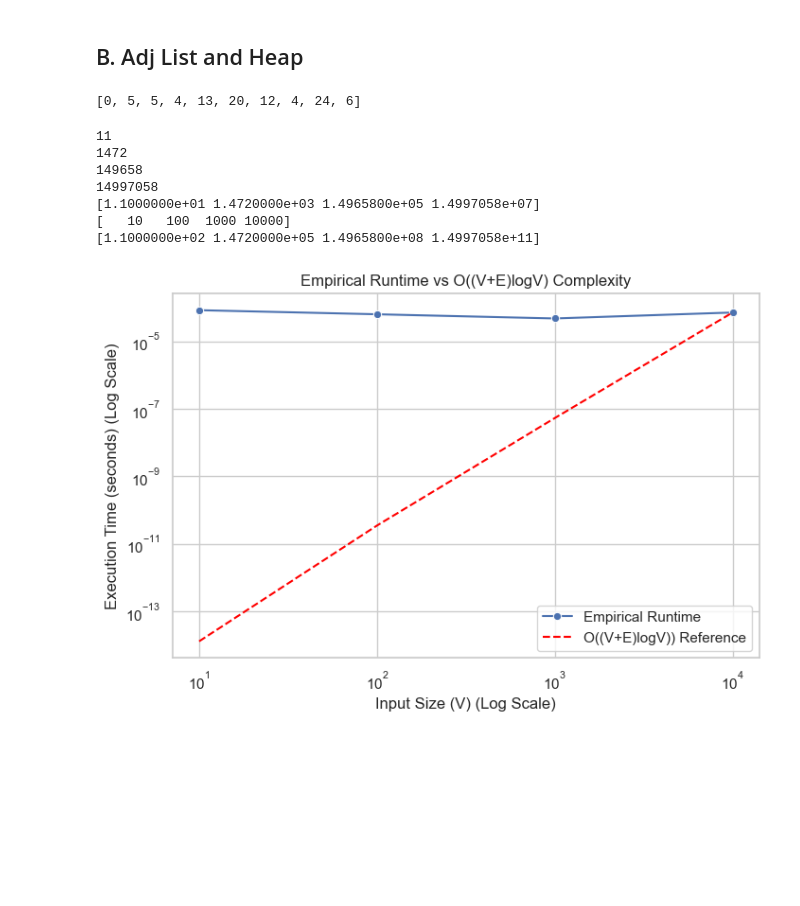
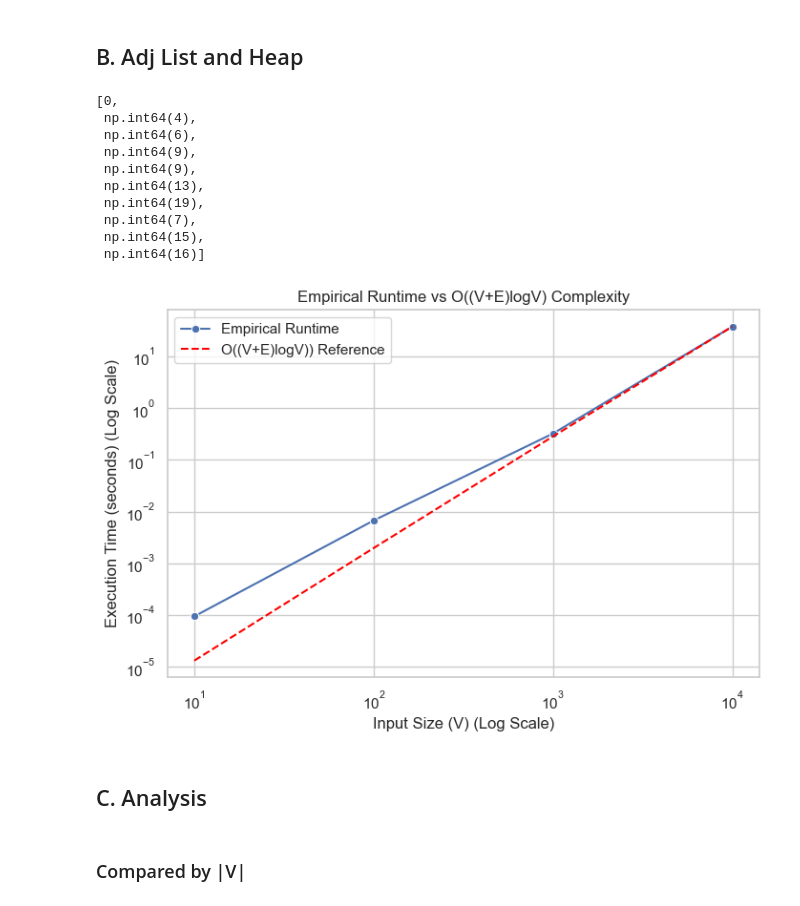
Before and after one commit to autoastt/SC2001-Algo-Labs, a Jupyter notebook: Lab2/Lab2.ipynb, the cells around one changed output. Drawn from its saved outputs; the diff is of its cells as text; code cells hidden in the pictures; blank space fills up the shorter version.

Commit message:
lab2 analysis

```diff
--- a/Lab2/Lab2.ipynb
+++ b/Lab2/Lab2.ipynb
@@ -154,7 +142,7 @@ def adj_matrix_to_list(adj_matrix):
 # %%
 import heapq
 
-def djikstra_1b(adj_list, source):
+def dijkstra_1b(adj_list, source):
     pq = []
     heapq.heapify(pq)
     heapq.heappush(pq, (0, source))
@@ -168,62 +156,64 @@ def djikstra_1b(adj_list, source):
                 distances[neighbour] = distance + weight
                 heapq.heappush(pq, (distances[neighbour], neighbour))
     return distances
-
-adj_list = adj_matrix_to_list(to_adj_matrix(graph[0]))
-
-djikstra_1b(adj_list, source)
-# %% [output]
-[0, 5, 5, 4, 13, 20, 12, 4, 24, 6]
+# %%
+dijkstra_1b(adj_matrix_to_list(to_adj_matrix(graph)), 0)
+# %% [output]
+[0,
+ np.int64(4),
+ np.int64(6),
+ np.int64(9),
+ np.int64(9),
+ np.int64(13),
+ np.int64(19),
+ np.int64(7),
+ np.int64(15),
+ np.int64(16)]
+# %%
+# Theoretical time complexity is O((V+E)logV). Every heap operation is O(logV), so applying it for every vertice V and its associated edges E
+# resulting in a total of O((V+E)logV))
+# empirical time complexity is as follows
+sizes = [10 ** i for i in range(1, 5)]
+runtimes = []
+edges = np.empty(4)
+i = 0
+for size in sizes:
+    g = generate(size, 1000, 0.3)
+    edge = g.number_of_edges()
+    edges[i] = edge
+    source = 0
+    start_time = time.perf_counter()
+    dijkstra_1b(adj_matrix_to_list(to_adj_matrix(g)), source)
+    end_time = time.perf_counter()
+    runtimes.append(end_time - start_time)
+    i += 1
 # %%
-# Theoretical time complexity is O((V+E)logV). Every heap operation is O(logV), so applying it for every vertice V and its associated edges E
-# resulting in a total of O((V+E)logV))
-# empirical time complexity is as follows
-sizes = [10 ** i for i in range(1, 5)]
-runtimes = []
-edges = np.empty(4)
-i = 0
-for size in sizes:
-    g = generate(size, 1000, 0.3)
-    edge = g.number_of_edges()
-    edges[i] = edge
-    source = 0
-    start_time = time.perf_counter()
-    djikstra_1b(adj_list, source)
-    end_time = time.perf_counter()
-    runtimes.append(end_time - start_time)
-    i += 1
-
 # Convert to Pandas DataFrame
 df = pd.DataFrame({'Input Size': sizes, 'Runtime (seconds)': runtimes})
 
 # Plot empirical data
 sb.set(style="whitegrid")
 plt.figure(figsize=(8, 5))
 ax = sb.lineplot(x='Input Size', y='Runtime (seconds)', marker='o', data=df, label="Empirical Runtime")
 
 # Overlay a theoretical O((V+E)logV)) curve
-VE_logV = (np.array(sizes) * edges) * np.log(np.array(sizes))
+VE_logV = (np.array(sizes) + edges) * np.log(np.array(sizes))
 scaling_factor = runtimes[-1] / VE_logV[-1]  # Normalize to match empirical data
 plt.plot(sizes, scaling_factor * VE_logV, linestyle="--", color="red", label="O((V+E)logV)) Reference")
 
 # Log scale for better visualization (optional)
 plt.xscale("log")
 plt.yscale("log")  # Log-log scale highlights polynomial growth
 
 # Labels and title
 plt.xlabel("Input Size (V) (Log Scale)")
 plt.ylabel("Execution Time (seconds) (Log Scale)")
 plt.title("Empirical Runtime vs O((V+E)logV) Complexity")
 plt.legend()
 
 # Show plot
 plt.show()
 # %% [output]
-11
-1472
-149658
-14997058
-[1.1000000e+01 1.4720000e+03 1.4965800e+05 1.4997058e+07]
-[   10   100  1000 10000]
-[1.1000000e+02 1.4720000e+05 1.4965800e+08 1.4997058e+11]
-[figure, old version]
+[figure, new version]
+# %% [markdown]
+## C. Analysis
@@ -229,0 +226,2 @@ plt.show()
+# %% [markdown]
+### Compared by |V|
```
Also changed, not shown: parts of 13 cells of this notebook.
